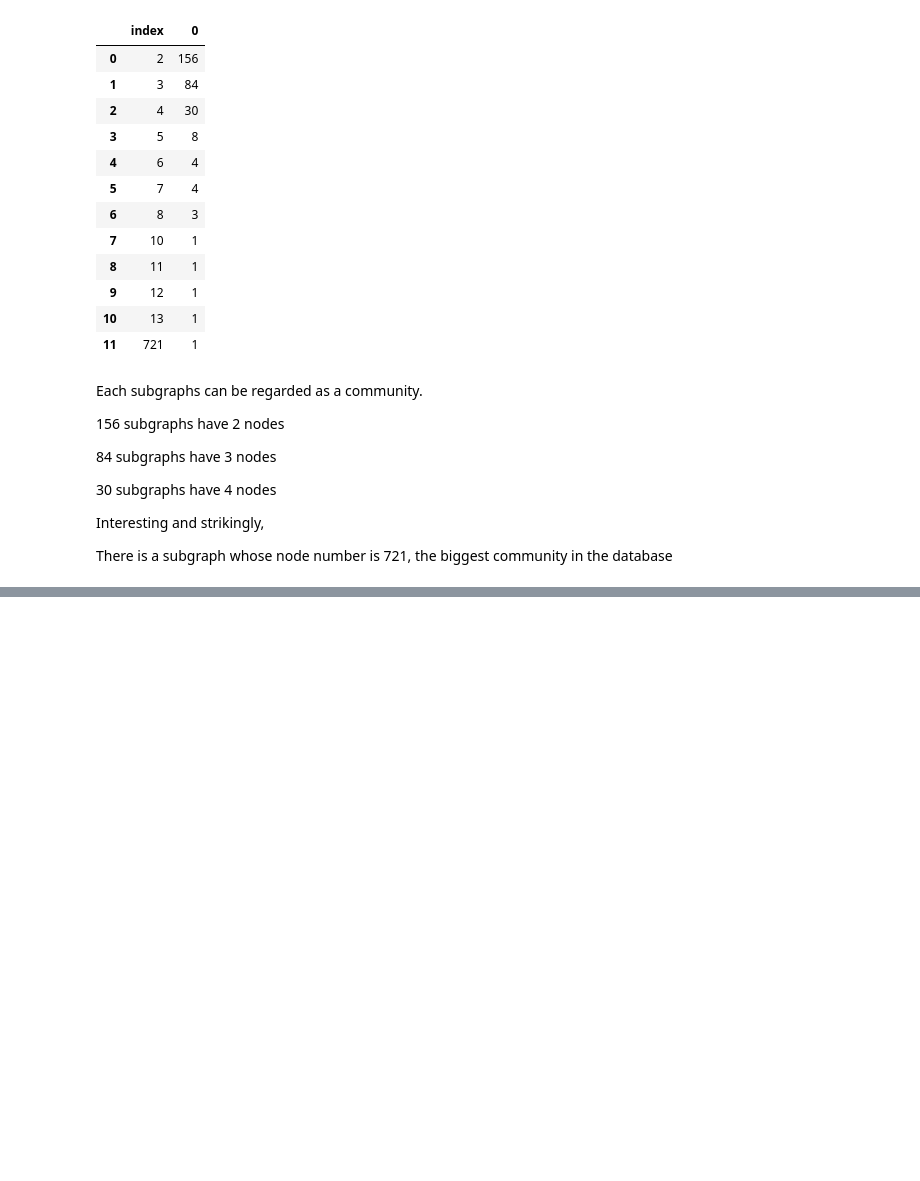
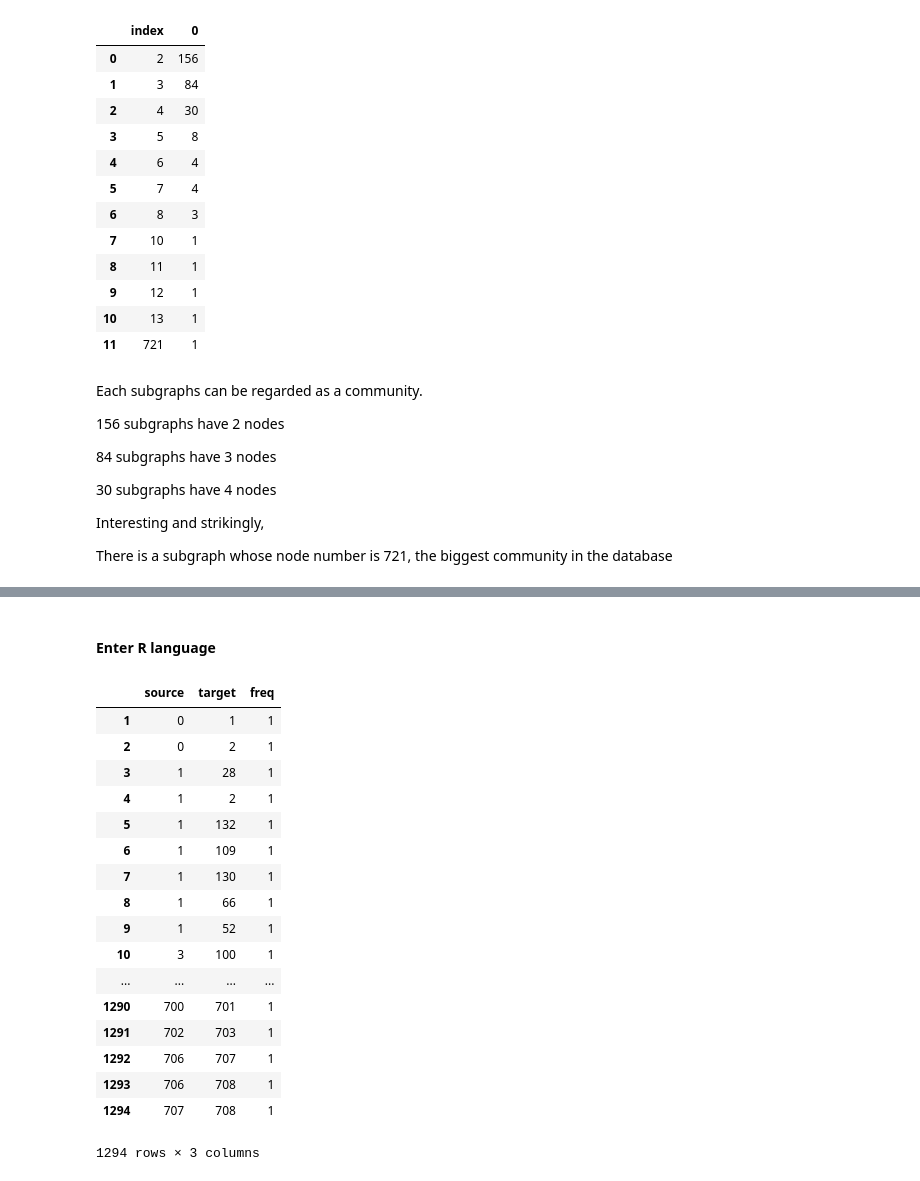
Before and after one commit to floydluo/misq, a Jupyter notebook: NetworkX/MISQ_networks.ipynb, the cells around one changed output, grey strips where cells are left out. Saved outputs shown, nothing was run; the diff lists cells and outputs as text; code cells hidden in the pictures; blank space fills up the shorter version.

```diff
--- a/NetworkX/MISQ_networks.ipynb
+++ b/NetworkX/MISQ_networks.ipynb
@@ -688,0 +833,3 @@ DrawGraph(Legendary, layout = "spring")
+# %%
+Nodes['paper_num'] = paper_num
+Nodes['full_name'] = full_name
@@ -688,0 +875,4 @@ DrawGraph(Legendary, layout = "spring")
+# %%
+l = list(Nodes[0])
+def sort(a):
+    return l.index(a)
@@ -688,0 +890,4 @@ DrawGraph(Legendary, layout = "spring")
+# %%
+Links[0] = Links[0].map(sort)
+Links[1] = Links[1].map(sort)
+Links.head()
@@ -688,0 +901,32 @@ DrawGraph(Legendary, layout = "spring")
+# %% [markdown]
+#### Enter R language
+# %%
+Links_r = pandas2ri.py2ri(Links)
+# %%
+
+ro.globalenv['source'] = Links_r[0]
+ro.globalenv['target'] = Links_r[1]
+
+# the index must be the integers
+ro.globalenv['freq'] = Links_r[2]
+
+ro.r('Links=data.frame(source,target,freq)')
+# %% [output]
+|  | source | target | freq |
+| 1 | 0 | 1 | 1 |
+| 2 | 0 | 2 | 1 |
+| 3 | 1 | 28 | 1 |
+| 4 | 1 | 2 | 1 |
+| 5 | 1 | 132 | 1 |
+| 6 | 1 | 109 | 1 |
+| 7 | 1 | 130 | 1 |
+| 8 | 1 | 66 | 1 |
+| 9 | 1 | 52 | 1 |
+| 10 | 3 | 100 | 1 |
+| ... | ... | ... | ... |
+| 1290 | 700 | 701 | 1 |
+| 1291 | 702 | 703 | 1 |
+| 1292 | 706 | 707 | 1 |
+| 1293 | 706 | 708 | 1 |
+| 1294 | 707 | 708 | 1 |
+1294 rows × 3 columns
```
Also changed, not shown: parts of 52 cells of this notebook, 26 other files.
